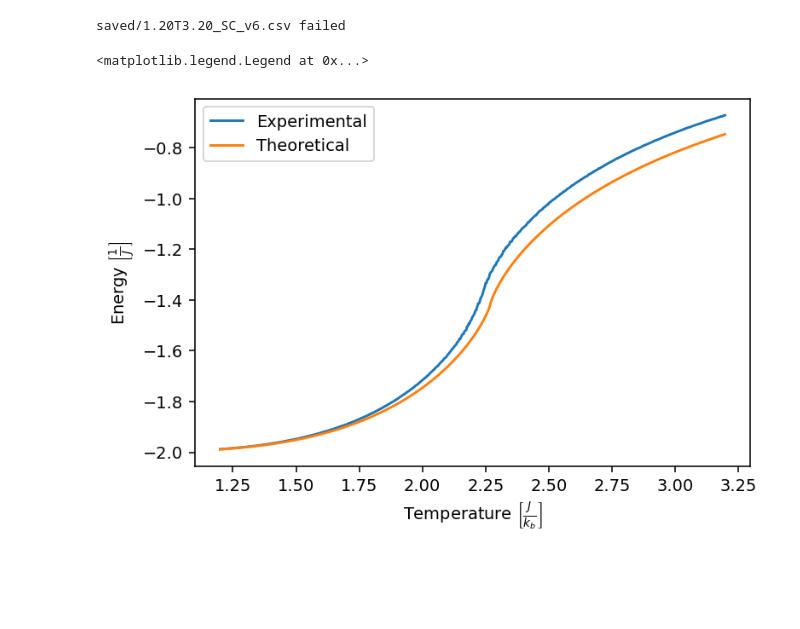
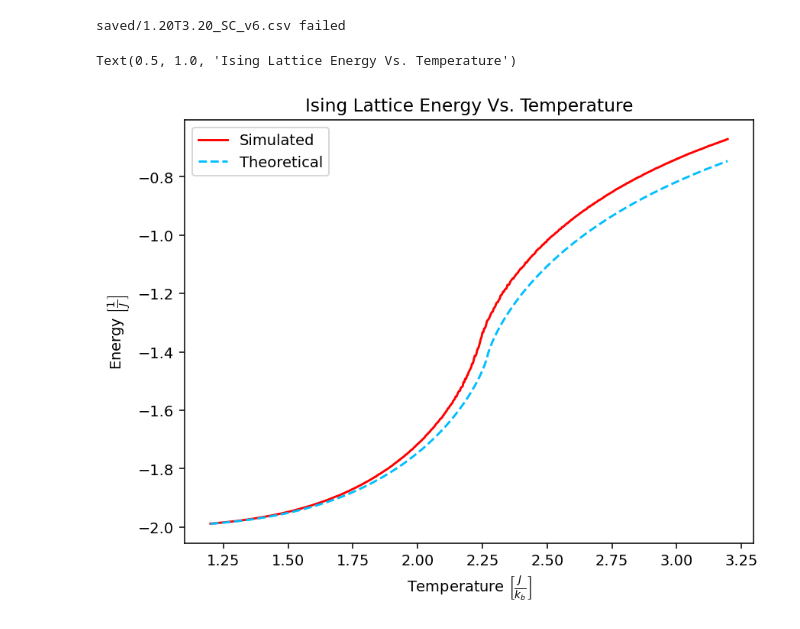
Before and after one commit to gfitez/ising, a Jupyter notebook: analyze2.ipynb, the cells around one changed output. Cells and saved outputs as stored; diff of their text form; code cells hidden in the pictures; blank space fills up the shorter version.

Commit message:
last plot

```diff
--- a/analyze2.ipynb
+++ b/analyze2.ipynb
@@ -72,19 +72,20 @@ def CvTheory(temps, spacing):
 saved/1.20T3.20_SC_v6.csv failed
 # %%
 
-plt.plot(EMMean["Temp"],EMMean["E_mean"], label="Experimental")
-plt.plot(EMMean["Temp"],E(EMMean["Temp"]), label="Theoretical")
+plt.plot(EMMean["Temp"],EMMean["E_mean"], label="Simulated", color="r")
+plt.plot(EMMean["Temp"],E(EMMean["Temp"]), label="Theoretical", color="deepskyblue", linestyle="--")
 
 
 plt.xlabel("Temperature $\\left[\\frac{J}{k_b}\\right]$")
 plt.ylabel("Energy $\\left[\\frac{1}{J}\\right]$")
 plt.legend()
 
 plt.tight_layout()
 plt.savefig("EvM.png")
+plt.title("Ising Lattice Energy Vs. Temperature")
 # %% [output]
-<matplotlib.legend.Legend at 0x...>
+Text(0.5, 1.0, 'Ising Lattice Energy Vs. Temperature')
-[figure, old version]
+[figure, new version]
 # %%
 
 
```
Also changed, not shown: parts of 6 cells of this notebook, 8 other files.
